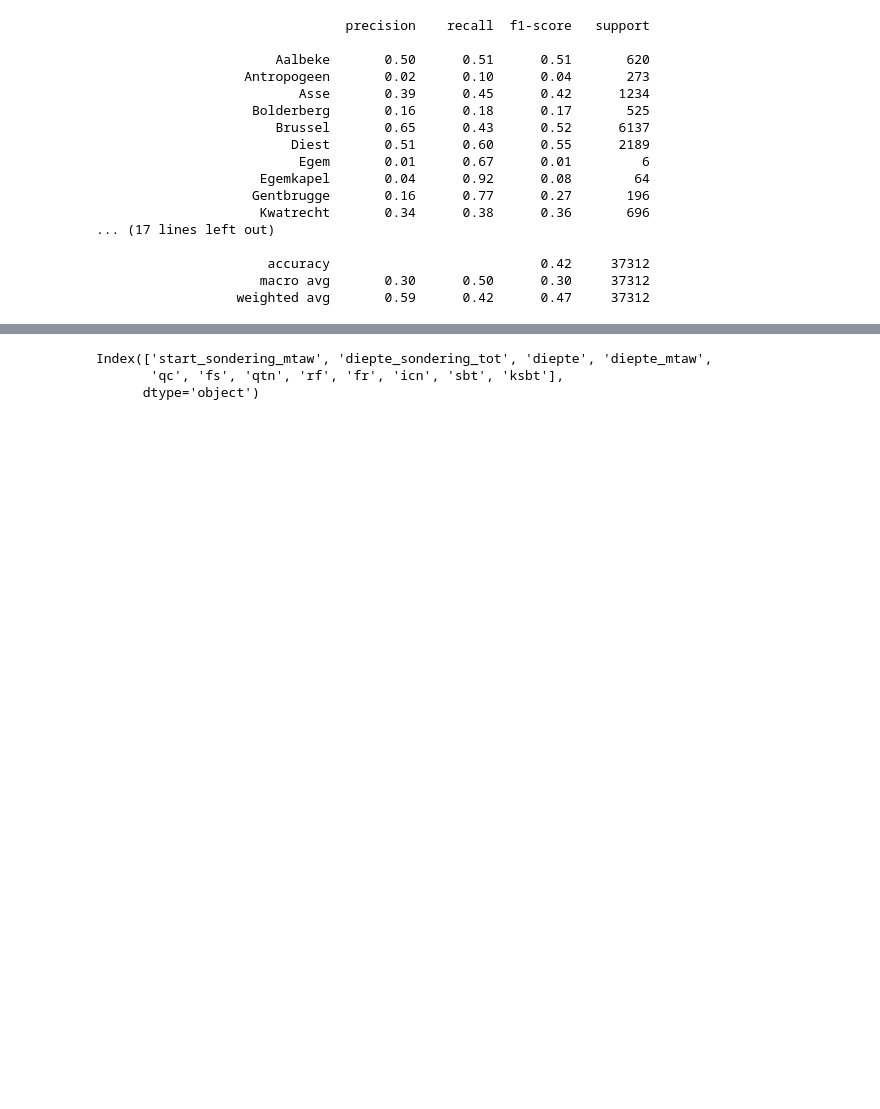
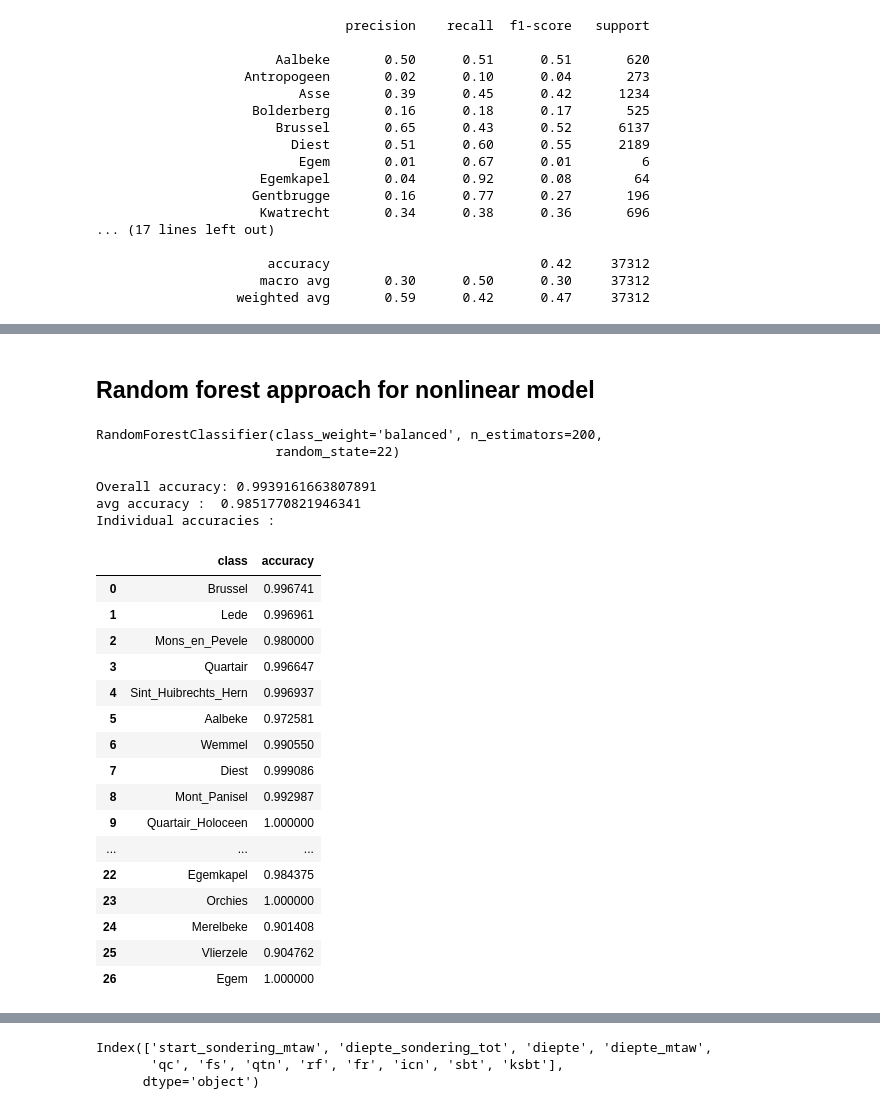
Before and after one commit to VoeP/CPT_usecase, a Jupyter notebook: modeling/EDA.ipynb, the cells around one changed output, grey strips where cells are left out. Drawn from its saved outputs; the diff is of its cells as text; code cells hidden in the pictures; blank space fills up the shorter version.

```diff
--- a/modeling/EDA.ipynb
+++ b/modeling/EDA.ipynb
@@ -177,0 +256,15 @@ print(classification_report(y_test, y_pred))
+# %% [markdown]
+## Random forest approach for nonlinear model
+# %%
+from sklearn.ensemble import RandomForestClassifier
+
+model3 = RandomForestClassifier(
+    n_estimators=200,
+    random_state=seed,
+    class_weight='balanced'
+)
+
+model3.fit(X_train, y_train)
+# %% [output]
+RandomForestClassifier(class_weight='balanced', n_estimators=200,
+                       random_state=22)
@@ -177,0 +273,41 @@ print(classification_report(y_test, y_pred))
+# %%
+y_pred = model3.predict(X_test)
+accuracy = accuracy_score(y_test, y_pred)
+print("Overall accuracy:", accuracy)
+
+classes = y_test.unique()
+matrix = confusion_matrix(y_test, y_pred, labels=classes)
+
+#This is apparently how you get per calss accuracy:
+# https://stackoverflow.com/questions/39770376/scikit-learn-get-accuracy-scores-for-each-class
+granular_acc  = matrix.diagonal()/matrix.sum(axis=1)
+
+df_summary = pd.DataFrame({
+    "class": classes,
+    "accuracy": granular_acc
+})
+
+print("avg accuracy : ", df_summary.accuracy.mean())
+print("Individual accuracies : ")
+df_summary
+# %% [output]
+Overall accuracy: 0.9939161663807891
+avg accuracy :  0.9851770821946341
+Individual accuracies :
+|  | class | accuracy |
+| 0 | Brussel | 0.996741 |
+| 1 | Lede | 0.996961 |
+| 2 | Mons_en_Pevele | 0.980000 |
+| 3 | Quartair | 0.996647 |
+| 4 | Sint_Huibrechts_Hern | 0.996937 |
+| 5 | Aalbeke | 0.972581 |
+| 6 | Wemmel | 0.990550 |
+| 7 | Diest | 0.999086 |
+| 8 | Mont_Panisel | 0.992987 |
+| 9 | Quartair_Holoceen | 1.000000 |
+| ... | ... | ... |
+| 22 | Egemkapel | 0.984375 |
+| 23 | Orchies | 1.000000 |
+| 24 | Merelbeke | 0.901408 |
+| 25 | Vlierzele | 0.904762 |
+| 26 | Egem | 1.000000 |
```
Also changed, not shown: parts of 7 cells of this notebook.
